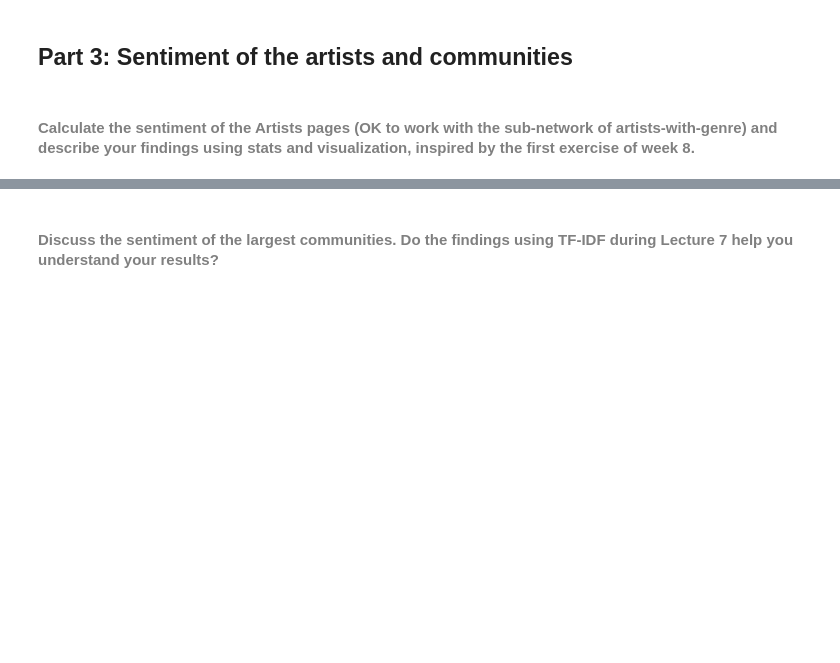
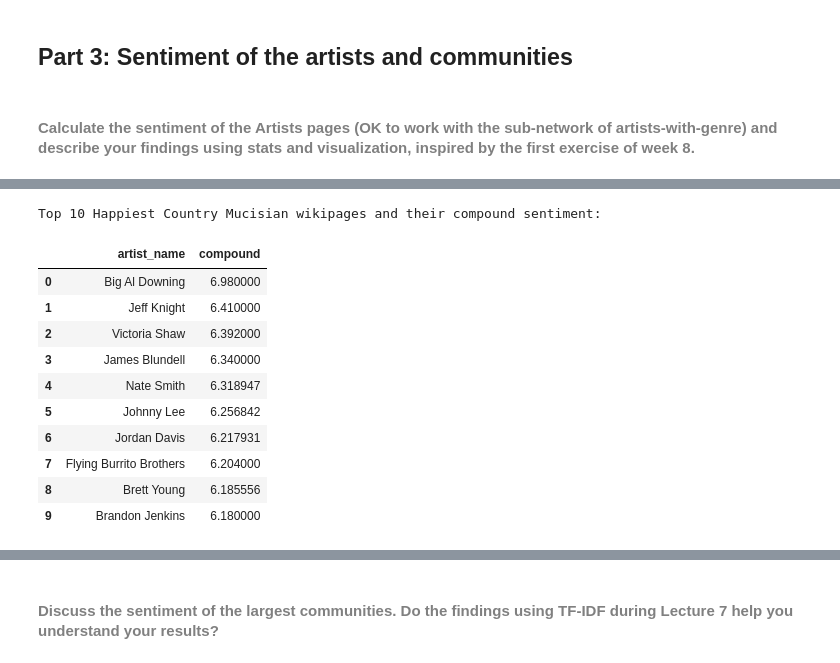
Before and after one commit to AleksandarLukic96/02805_Social_Graphs_and_Interactions, a Jupyter notebook: Exercise_solutions/Assignment_2.ipynb, the cells around one changed output, grey strips where cells are left out. Saved outputs shown, nothing was run; the diff lists cells and outputs as text; code cells hidden in the pictures; blank space fills up the shorter version.

```diff
--- a/Exercise_solutions/Assignment_2.ipynb
+++ b/Exercise_solutions/Assignment_2.ipynb
@@ -173,0 +348,35 @@ plt.show()
+# %%
+# Based on formula at Timestamp 02:13 from https://www.youtube.com/watch?v=JuYcaYYlfrI&t=1440s
+# v_text = (SUM_k(v_k*f_k)) / (SUM_k(f_k))
+def sentiment_calculate(token_dict):
+    numerator = sum([token_dict[key] * LabMT_dict[key] for key in token_dict.keys() if key in list(LabMT_dict.keys())])
+    denomninator = sum([token_dict[key] for key in token_dict.keys() if key in list(LabMT_dict.keys())])
+    average_sentiment = (numerator / (denomninator))
+    return average_sentiment
+# %%
+artists_to_remove = []
+for i, row in tqdm(df.iterrows(), total = len(df)):
+    # Get text and artist name
+    text = row['txt_content']
+    myid = row['artist_name']
+
+    try:
+        # Tokenize the text
+        tokenized_text = nltk.word_tokenize(text)
+        freq_dict = dict(nltk.probability.FreqDist(tokenized_text))
+        df.loc[df["artist_name"] == myid, 'avg_sentiment'] = sentiment_calculate(freq_dict)
+    except Exception as err:
+        artists_to_remove.append(row)
+# %%
+# Filter out (remove from df) the artists with empty pages or other errors
+# First convert the list of rows to a data frame
+artists_to_remove_df = pd.DataFrame(artists_to_remove)  # Ensure it has the same structure as `df`
+
+# Use `merge` with `indicator=True` to identify rows present in `rows_to_remove_df`
+df = df.merge(artists_to_remove_df, how="outer", indicator=True).query('_merge == "left_only"').drop(columns="_merge")
+
+# Reset the index if desired
+df = df.reset_index(drop=True)
+
+print(f"After filtering out {len(artists_to_remove)} rows,\nthere are {len(df)} left.\n")
+display(df.head())
@@ -173,0 +518,18 @@ plt.show()
+# %%
+sentiment_paired = list(zip(df["artist_name"].tolist(), df["avg_sentiment"].tolist()))
+# %%
+print('Top 10 Happiest Country Mucisian wikipages and their compound sentiment:')
+display(pd.DataFrame(sorted(sentiment_paired, key = lambda x: x[1], reverse = True)[:10], columns = ['artist_name', 'compound']))
+# %% [output]
+Top 10 Happiest Country Mucisian wikipages and their compound sentiment:
+|  | artist_name | compound |
+| 0 | Big Al Downing | 6.980000 |
+| 1 | Jeff Knight | 6.410000 |
+| 2 | Victoria Shaw | 6.392000 |
+| 3 | James Blundell | 6.340000 |
+| 4 | Nate Smith | 6.318947 |
+| 5 | Johnny Lee | 6.256842 |
+| 6 | Jordan Davis | 6.217931 |
+| 7 | Flying Burrito Brothers | 6.204000 |
+| 8 | Brett Young | 6.185556 |
+| 9 | Brandon Jenkins | 6.180000 |
```
Also changed, not shown: parts of 49 cells of this notebook, 1 other file.
